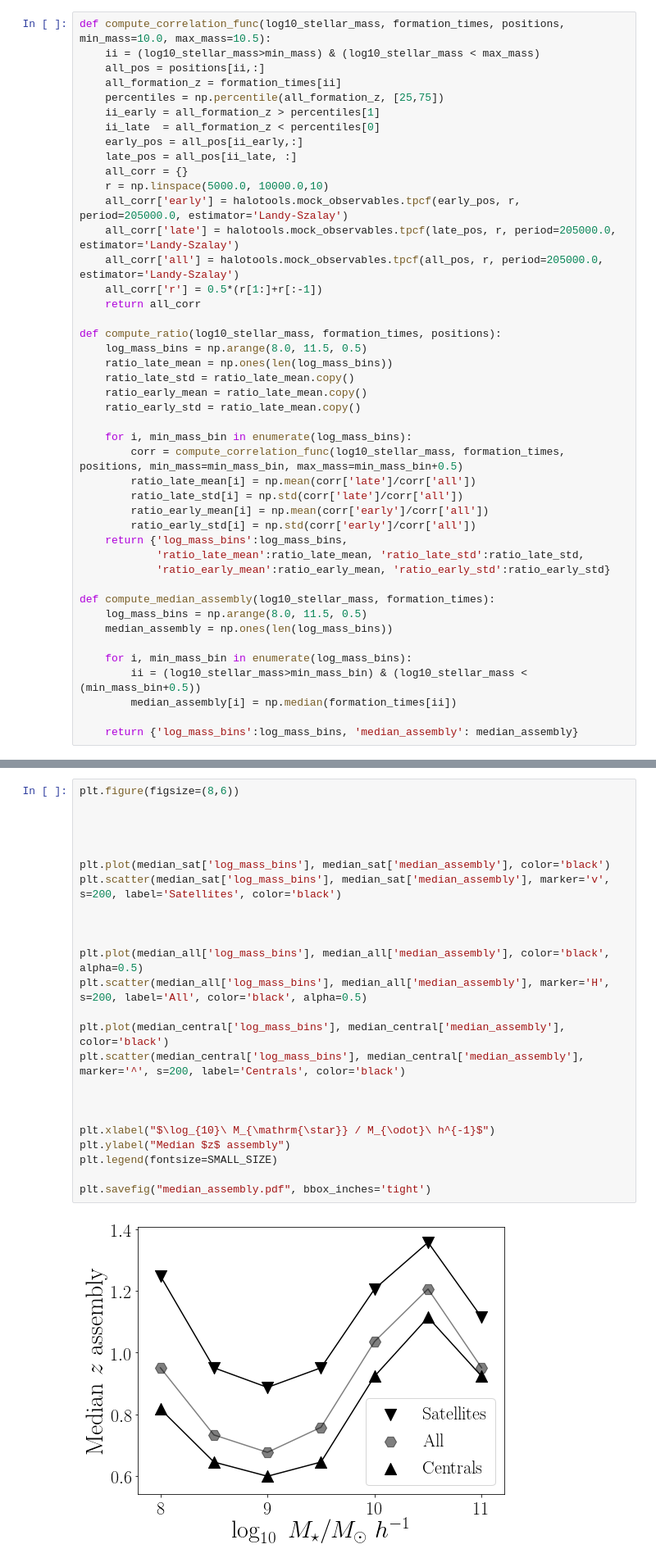
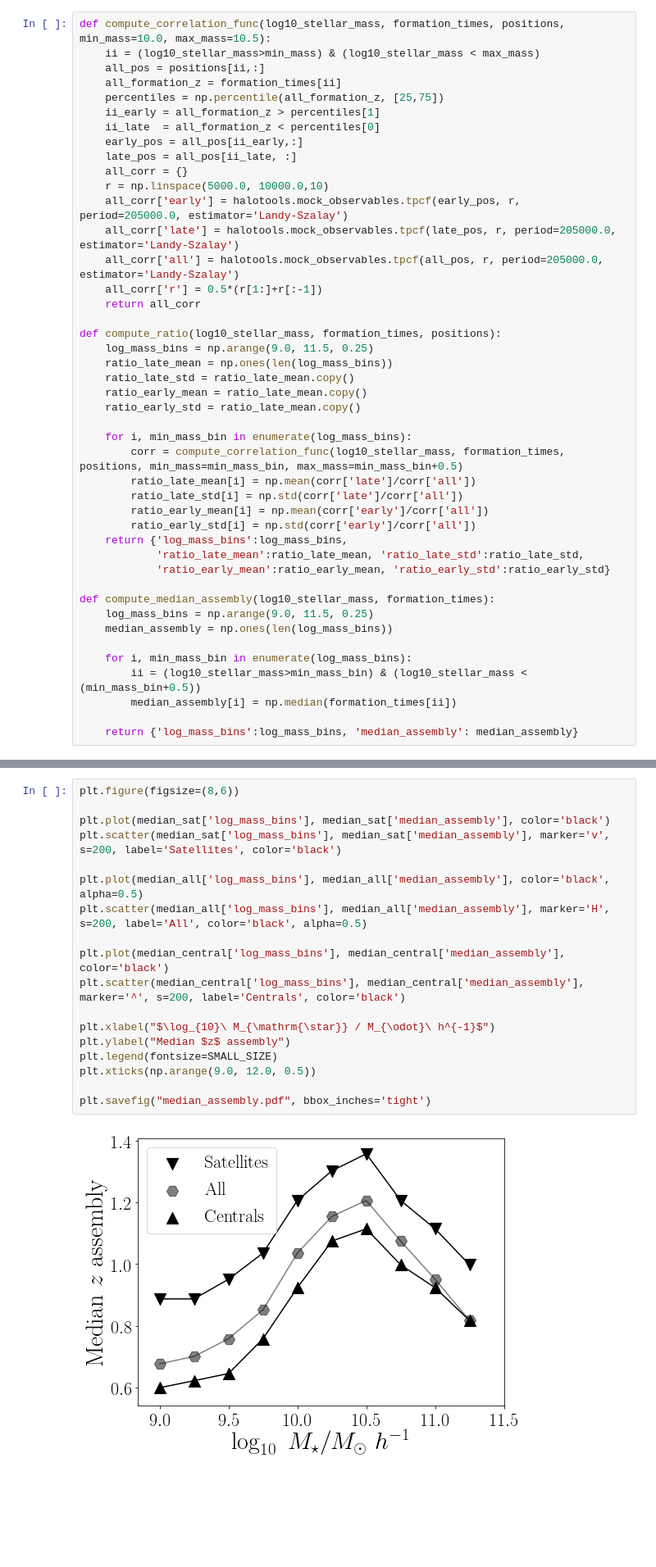
Before and after one commit to forero/IllustrisGalaxyBias, a Jupyter notebook: code/correlation_functions.ipynb, the cells around one changed output, grey strips where cells are left out. Shown at 82% size. Saved outputs shown, nothing was run; the diff lists cells and outputs as text; blank space fills up the shorter version.

```diff
--- a/code/correlation_functions.ipynb
+++ b/code/correlation_functions.ipynb
@@ -35,7 +35,7 @@ def compute_correlation_func(log10_stellar_mass, formation_times, positions, min
     return all_corr
 
 def compute_ratio(log10_stellar_mass, formation_times, positions):
-    log_mass_bins = np.arange(8.0, 11.5, 0.5)
+    log_mass_bins = np.arange(9.0, 11.5, 0.25)
     ratio_late_mean = np.ones(len(log_mass_bins))
     ratio_late_std = ratio_late_mean.copy()
     ratio_early_mean = ratio_late_mean.copy()
@@ -52,7 +52,7 @@ def compute_ratio(log10_stellar_mass, formation_times, positions):
             'ratio_early_mean':ratio_early_mean, 'ratio_early_std':ratio_early_std}
 
 def compute_median_assembly(log10_stellar_mass, formation_times):
-    log_mass_bins = np.arange(8.0, 11.5, 0.5)
+    log_mass_bins = np.arange(9.0, 11.5, 0.25)
     median_assembly = np.ones(len(log_mass_bins))
 
     for i, min_mass_bin in enumerate(log_mass_bins):
@@ -84,29 +84,23 @@ median_sat = compute_median_assembly(log10_stellar_mass, formation_times)
 # %%
 plt.figure(figsize=(8,6))
 
-
-
-
 plt.plot(median_sat['log_mass_bins'], median_sat['median_assembly'], color='black')
 plt.scatter(median_sat['log_mass_bins'], median_sat['median_assembly'], marker='v', s=200, label='Satellites', color='black')
-
-
 
 plt.plot(median_all['log_mass_bins'], median_all['median_assembly'], color='black', alpha=0.5)
 plt.scatter(median_all['log_mass_bins'], median_all['median_assembly'], marker='H', s=200, label='All', color='black', alpha=0.5)
 
 plt.plot(median_central['log_mass_bins'], median_central['median_assembly'], color='black')
 plt.scatter(median_central['log_mass_bins'], median_central['median_assembly'], marker='^', s=200, label='Centrals', color='black')
 
-
-
 plt.xlabel("$\log_{10}\ M_{\mathrm{\star}} / M_{\odot}\ h^{-1}$")
 plt.ylabel("Median $z$ assembly")
 plt.legend(fontsize=SMALL_SIZE)
+plt.xticks(np.arange(9.0, 12.0, 0.5))
 
 plt.savefig("median_assembly.pdf", bbox_inches='tight')
 # %% [output]
-[figure, old version]
+[figure, new version]
 # %%
 plt.figure(figsize=(18,6))
 plt.subplot(1,3,1)
```
Also changed, not shown: parts of 4 cells of this notebook.
